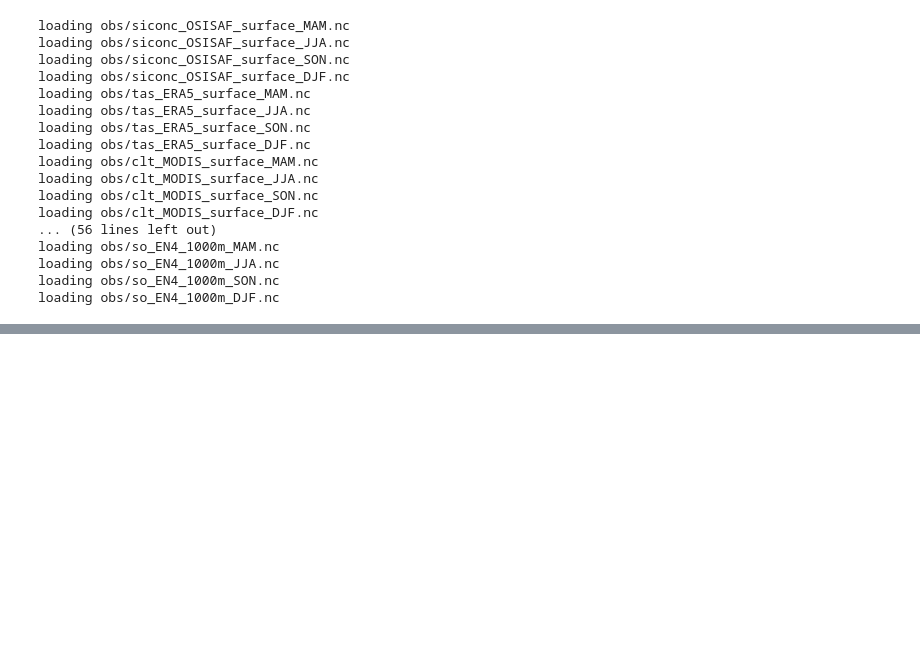
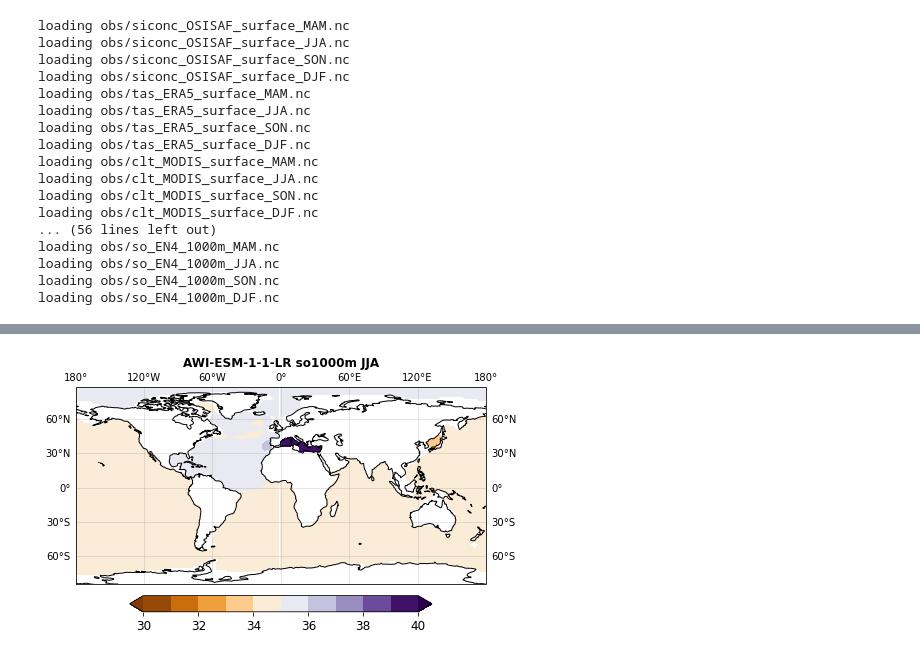
Before and after one commit to JanStreffing/cmpitool, a Jupyter notebook: cmpi_testbed.ipynb, the cells around one changed output, grey strips where cells are left out. Saved outputs shown, nothing was run; the diff lists cells and outputs as text; code cells hidden in the pictures; blank space fills up the shorter version.

```diff
--- a/cmpi_testbed.ipynb
+++ b/cmpi_testbed.ipynb
@@ -847,0 +443,47 @@ seasons = ['MAM', 'JJA', 'SON', 'DJF']
+# %%
+# Debug plot script
+
+import cartopy.crs as ccrs
+import cartopy.feature as cfeature
+from cartopy.util import add_cyclic_point
+import cmocean
+import math
+
+#model='BCC-SM2-MR'
+#model='AWI-CM3-REF'
+#model='AWI-CM1-MR'
+depth=2
+levels=np.linspace(30,40,11)
+#levels=np.linspace(0,1000,11)
+seas='JJA'
+var='so'
+
+%matplotlib inline
+
+fig, ax = plt.subplots(nrows=1, ncols=1, figsize=(6,4.5))
+ax=plt.subplot(1,1,1,projection=ccrs.PlateCarree())
+ax.add_feature(cfeature.COASTLINE,zorder=3)
+
+
+data = ds_model[var,var_depths[var][depth],seas,model].to_array(var).values[0]
+obsp = np.squeeze(ds_obs[var,var_depths[var][depth],seas].to_array(var).values[0])
+data_to_plot = data[0:90,:]#-obsp[0:90,:]
+#data_to_plot = obsp[0:90,:]
+
+lon = np.arange(0, 360, 2)
+lat = np.arange(-90, 90, 2)
+
+imf=plt.contourf(lon, lat, data_to_plot, cmap=plt.cm.PuOr,levels=levels, extend='both', transform=ccrs.PlateCarree())
+
+ax.set_title(model+' '+var+var_depths[var][depth]+' '+seas,fontweight="bold")
+plt.tight_layout()
+gl = ax.gridlines(crs=ccrs.PlateCarree(), draw_labels=True,
+              linewidth=1, color='gray', alpha=0.2, linestyle='-')
+
+gl.xlabels_bottom = False
+cbar_ax_abs = fig.add_axes([0.15, 0.11, 0.7, 0.05])
+cbar_ax_abs.tick_params(labelsize=12)
+cb = fig.colorbar(imf, cax=cbar_ax_abs, orientation='horizontal')
+cb.ax.tick_params(labelsize='12')
+# %% [output]
+[figure, added]
```
Also changed, not shown: parts of 7 cells of this notebook, 55 other files.
